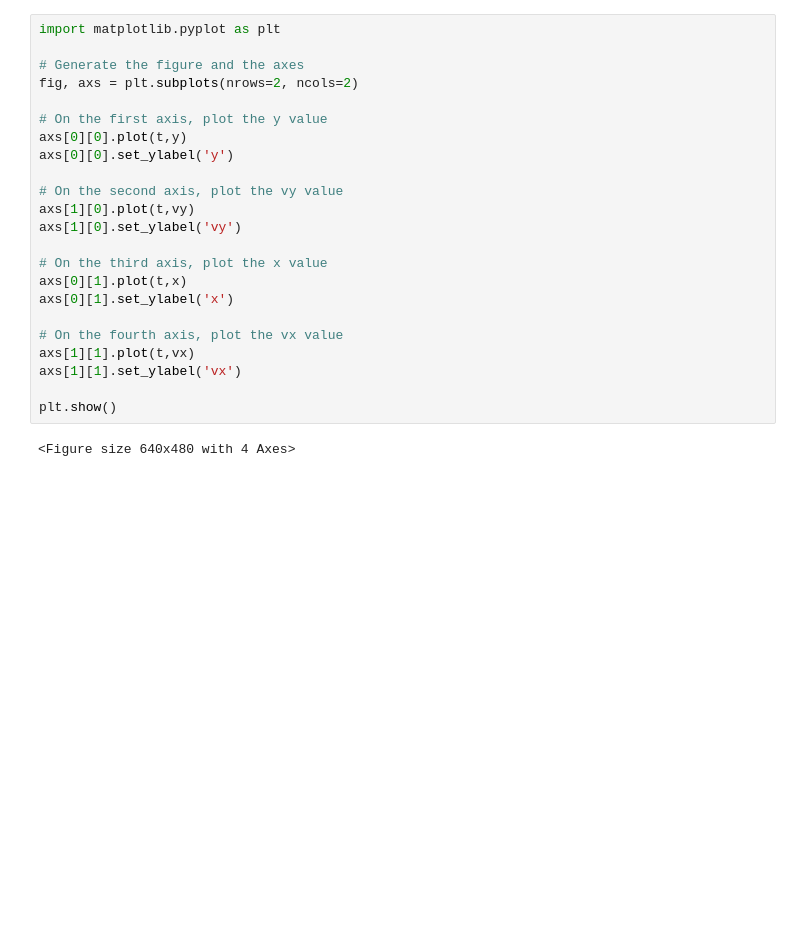
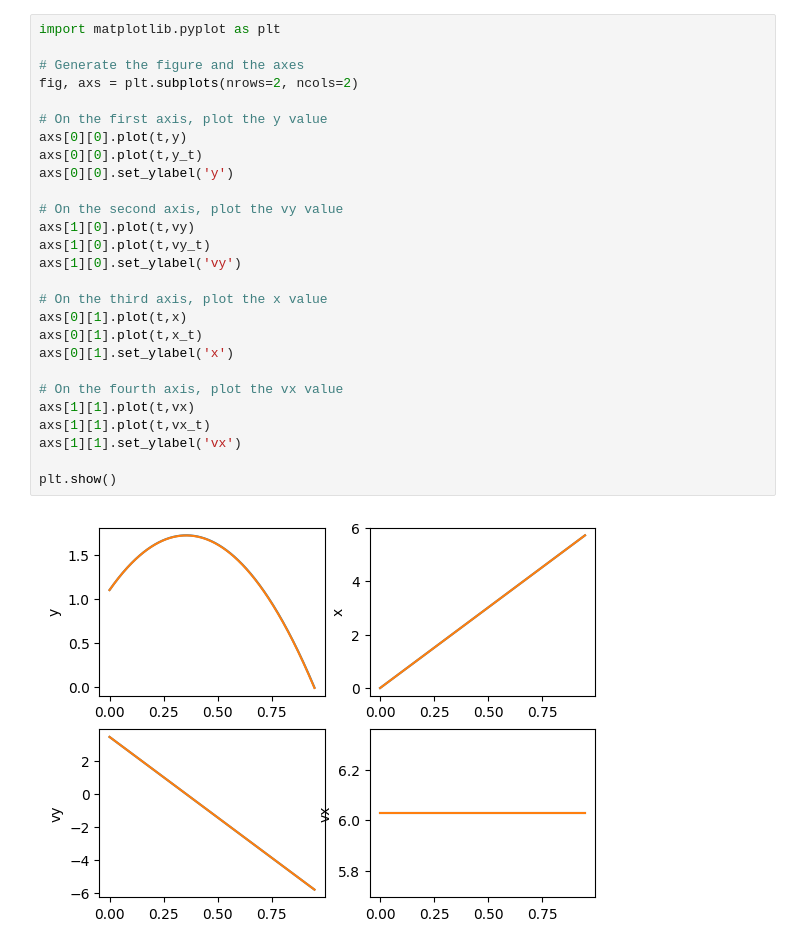
Before and after one commit to brash99/phys421, a Jupyter notebook: JupyterNotebooks/ProjectileMotionBasic.ipynb, the cells around one changed output. Drawn from its saved outputs; the diff is of its cells as text; blank space fills up the shorter version.

```diff
--- a/JupyterNotebooks/ProjectileMotionBasic.ipynb
+++ b/JupyterNotebooks/ProjectileMotionBasic.ipynb
@@ -58,28 +155,32 @@ while (y_current > 0):
 # %%
 import matplotlib.pyplot as plt
 
 # Generate the figure and the axes
 fig, axs = plt.subplots(nrows=2, ncols=2)
 
 # On the first axis, plot the y value
 axs[0][0].plot(t,y)
+axs[0][0].plot(t,y_t)
 axs[0][0].set_ylabel('y')
 
 # On the second axis, plot the vy value
 axs[1][0].plot(t,vy)
+axs[1][0].plot(t,vy_t)
 axs[1][0].set_ylabel('vy')
 
 # On the third axis, plot the x value
 axs[0][1].plot(t,x)
+axs[0][1].plot(t,x_t)
 axs[0][1].set_ylabel('x')
 
 # On the fourth axis, plot the vx value
 axs[1][1].plot(t,vx)
+axs[1][1].plot(t,vx_t)
 axs[1][1].set_ylabel('vx')
 
 plt.show()
 # %% [output]
-<Figure size 640x480 with 4 Axes>
+[figure, added]
 # %%
 from matplotlib import animation
 from matplotlib.patches import Ellipse
```
Also changed, not shown: parts of 7 cells of this notebook.
